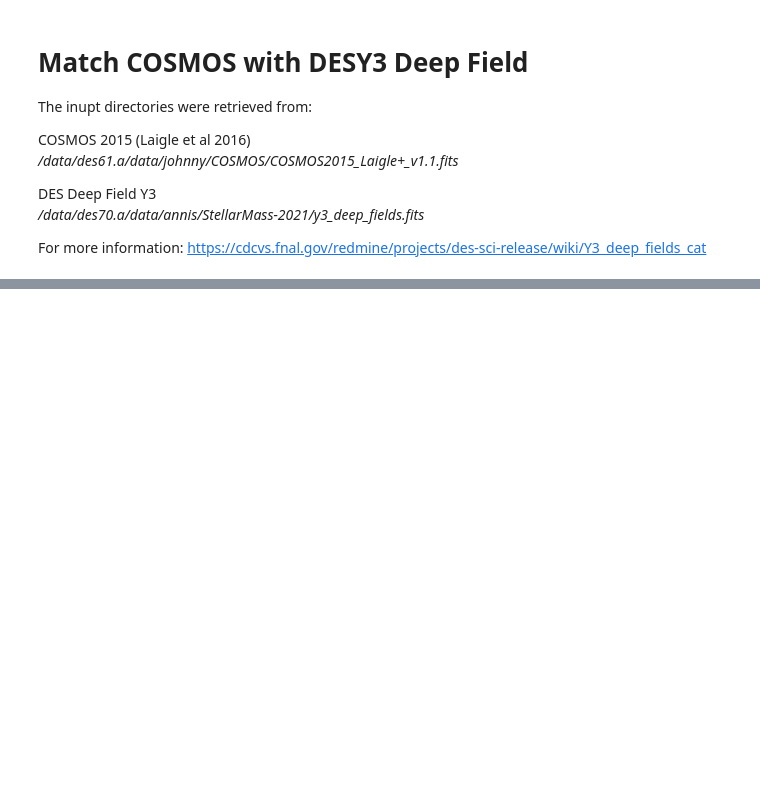
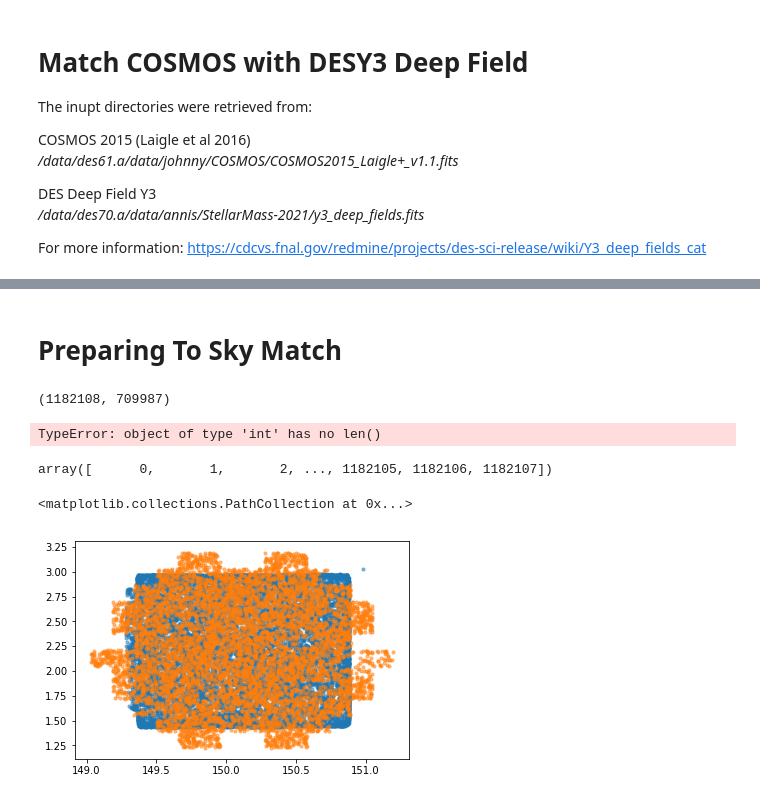
Before and after one commit to estevesjh/bmaCOSMOS, a Jupyter notebook: notebooks/0.match_COSMOxDESY3_DeepField.ipynb, the cells around one changed output, grey strips where cells are left out. Drawn from its saved outputs; the diff is of its cells as text; code cells hidden in the pictures; blank space fills up the shorter version.

Commit message:
matched datasets

```diff
--- a/notebooks/0.match_COSMOxDESY3_DeepField.ipynb
+++ b/notebooks/0.match_COSMOxDESY3_DeepField.ipynb
@@ -23,0 +53,6 @@ import matplotlib.pyplot as plt
+# %%
+patch = (des0['RA']>140)&(des0['DEC']>0)
+des   = des0[patch]
+# %%
+cosmo_infile = '/data/des61.a/data/johnny/COSMOS/COSMOS2015_Laigle+_v1.1.fits'
+cosmo0  = Table(getdata(cosmo_infile))
@@ -23,0 +101,2 @@ import matplotlib.pyplot as plt
+# %% [markdown]
+# Preparing To Sky Match
@@ -23,0 +105,24 @@ import matplotlib.pyplot as plt
+# %%
+nsize['cosmo'], nsize['des']
+# %% [output]
+(1182108, 709987)
+# %%
+indices= np.arange(len(cosmo0),dtype=np.int)
+mycols = ['ALPHA_J2000','DELTA_J2000','r_MAG_AUTO']
+# %% [output]
+TypeError: object of type 'int' has no len()
+# %%
+indices
+# %% [output]
+array([      0,       1,       2, ..., 1182105, 1182106, 1182107])
+# %%
+match = cosmo0[mycols]
+match['ID'] = indices
+match.rename_column('ALPHA_J2000','RA')
+match.rename_column('DELTA_J2000','DEC')
+# %%
+plt.scatter(match[::100]['RA'],match[::100]['DEC'],s=10,alpha=0.5)
+plt.scatter(des[::100]['RA'],des[::100]['DEC'],s=10,alpha=0.5)
+# %% [output]
+<matplotlib.collections.PathCollection at 0x...>
+[figure, added]
```
Also changed, not shown: parts of 36 cells of this notebook, 3 other files.
